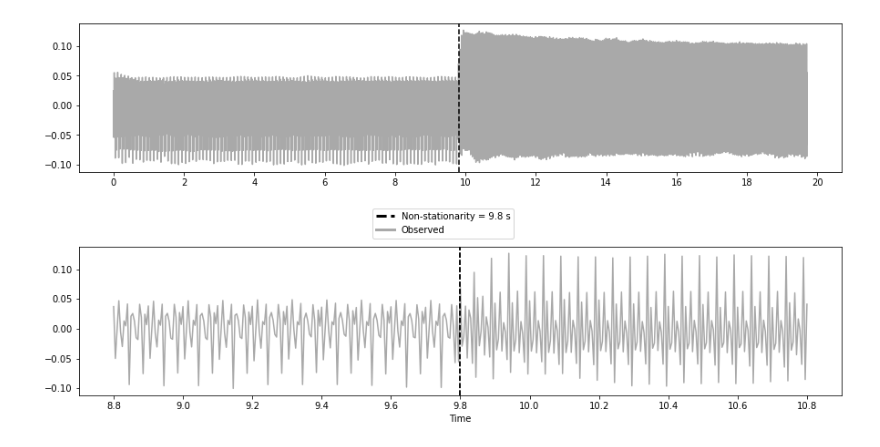
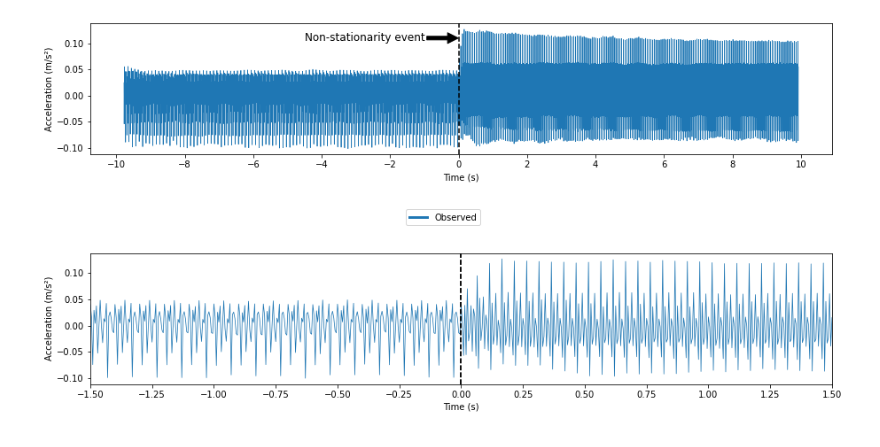
Before and after one commit to singhish/RTML, a Jupyter notebook: plotting/Plotting.ipynb, the cells around one changed output. Cells and saved outputs as stored; diff of their text form; code cells hidden in the pictures.

```diff
--- a/plotting/Plotting.ipynb
+++ b/plotting/Plotting.ipynb
@@ -132,35 +87,39 @@ results
 # %%
 from matplotlib import pyplot as plt
 from matplotlib.ticker import MultipleLocator
-
-NON_STAT = 9.8
 
 def query_time(lower, upper):
     return results.query(f'{lower} <= Time <= {upper}')
 
 fig, axs = plt.subplots(nrows=2, ncols=1, figsize=(15, 7.5))
 
 fig.legend(
-    [Line2D([0], [0], color='black', linewidth=3, ls='--'),
-     Line2D([0], [0], color='darkgray', linewidth=3)],
-    [f'Non-stationarity = {NON_STAT} s',
-     'Observed'],
+    [Line2D([0], [0], color='tab:blue', linewidth=3)],
+    ['Observed'],
     loc='center')
 
-results.plot(y='Observed', x='Time', color='darkgray', ax=axs[0])
-axs[0]
-axs[0].set_xlabel('')
+results.plot(y='Observed', x='Time', linewidth=0.75, ax=axs[0])
 axs[0].xaxis.set_major_locator(MultipleLocator(base=2.0))
 
-query_time(8.8, 10.8).plot(y='Observed', x='Time', color='darkgray', ax=axs[1])
-axs[1].axvline(x=NON_STAT, color='black', ls='--')
-axs[1].xaxis.set_major_locator(MultipleLocator(base=0.2))
+query_time(-1.5, 1.5).plot(y='Observed', x='Time', linewidth=0.75, ax=axs[1], xlim=[-1.5, 1.5])
+axs[1].axvline(x=0, color='black', ls='--')
+axs[1].xaxis.set_major_locator(MultipleLocator(base=0.25))
 
 for ax in axs:
-    ax.axvline(x=NON_STAT, color='black', ls='--')
+    ax.axvline(x=0, color='black', ls='--')
+    ax.set_xlabel('Time (s)')
+    ax.set_ylabel('Acceleration (m/s²)')
     ax.get_legend().remove()
 
-plt.subplots_adjust(hspace=0.5)
+axs[0].annotate('Non-stationarity event',
+                xy=(0, 0.11),
+                xytext=(-4.5, 0.11),
+                verticalalignment='center',
+                fontsize=12,
+                arrowprops=dict(facecolor='black', shrink=0.01))
+
+plt.subplots_adjust(hspace=0.75)
+plt.show()
 # %% [output]
-[figure, old version]
+[figure, new version]
 # %%
```
Also changed, not shown: parts of 11 cells of this notebook, 11 other files.
